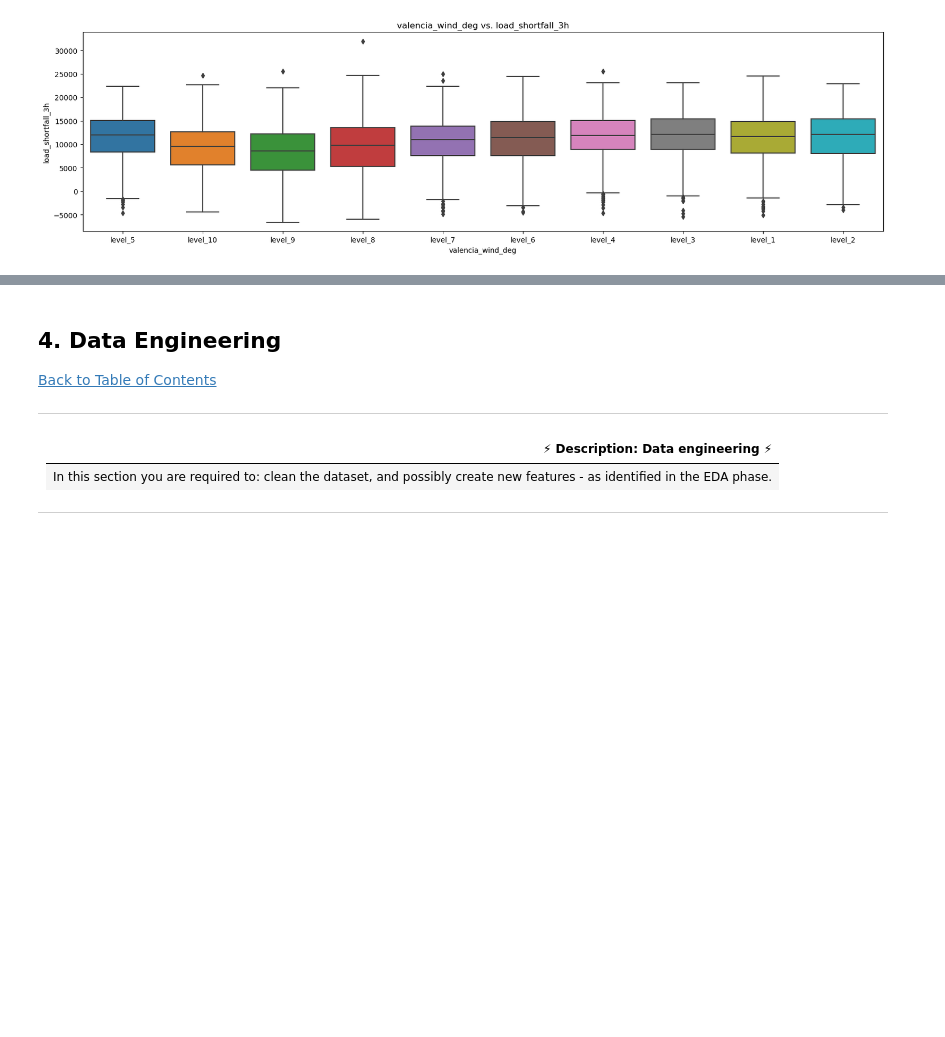
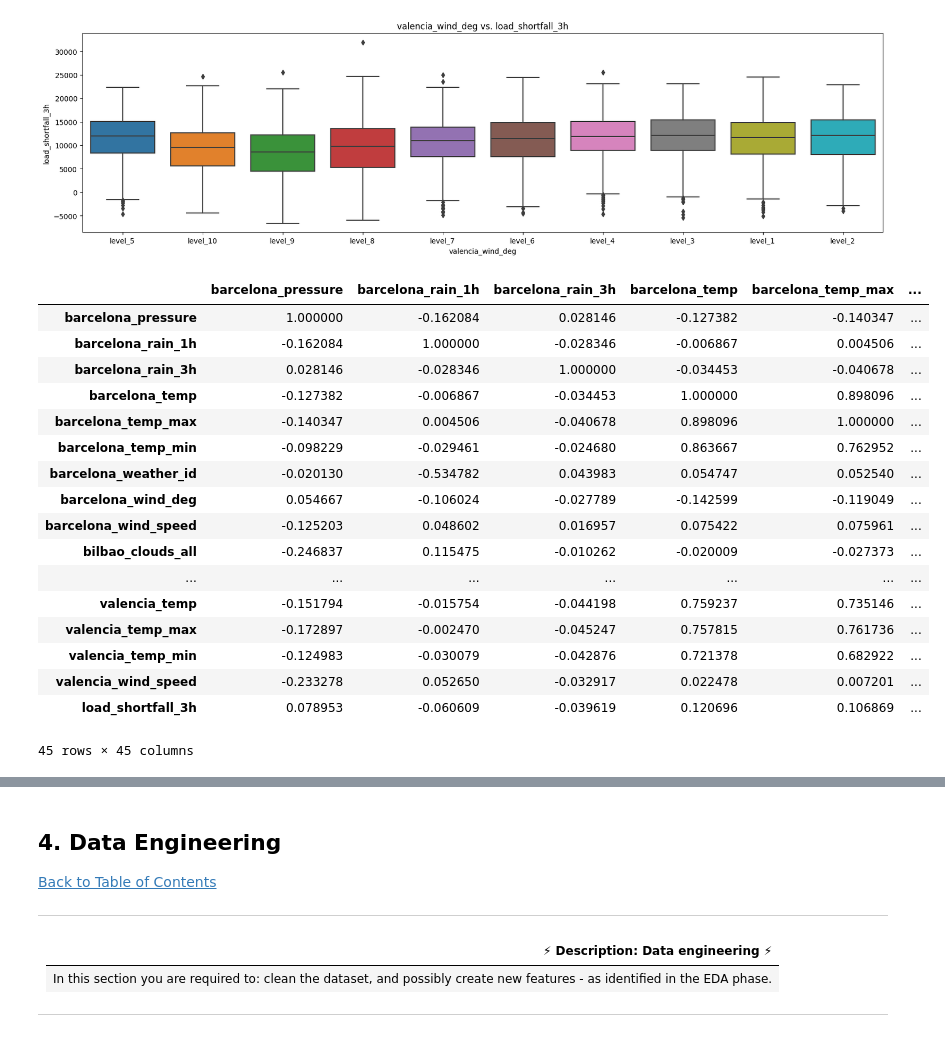
Before and after one commit to xuzmocode4-325/linear-regression-predict, a Jupyter notebook: notebook/starter-notebook.ipynb, the cells around one changed output, grey strips where cells are left out. Drawn from its saved outputs; the diff is of its cells as text; code cells hidden in the pictures; blank space fills up the shorter version.

```diff
--- a/notebook/starter-notebook.ipynb
+++ b/notebook/starter-notebook.ipynb
@@ -387,3 +387,23 @@ for var in categorical_df.drop("time", axis=1).columns:
 [figure]
 # %%
 # evaluate correlation
+df.corr("kendall", min_periods= 1, numeric_only= True)
+# %% [output]
+|  | barcelona_pressure | barcelona_rain_1h | barcelona_rain_3h | barcelona_temp | barcelona_temp_max | ... |
+| barcelona_pressure | 1.000000 | -0.162084 | 0.028146 | -0.127382 | -0.140347 | ... |
+| barcelona_rain_1h | -0.162084 | 1.000000 | -0.028346 | -0.006867 | 0.004506 | ... |
+| barcelona_rain_3h | 0.028146 | -0.028346 | 1.000000 | -0.034453 | -0.040678 | ... |
+| barcelona_temp | -0.127382 | -0.006867 | -0.034453 | 1.000000 | 0.898096 | ... |
+| barcelona_temp_max | -0.140347 | 0.004506 | -0.040678 | 0.898096 | 1.000000 | ... |
+| barcelona_temp_min | -0.098229 | -0.029461 | -0.024680 | 0.863667 | 0.762952 | ... |
+| barcelona_weather_id | -0.020130 | -0.534782 | 0.043983 | 0.054747 | 0.052540 | ... |
+| barcelona_wind_deg | 0.054667 | -0.106024 | -0.027789 | -0.142599 | -0.119049 | ... |
+| barcelona_wind_speed | -0.125203 | 0.048602 | 0.016957 | 0.075422 | 0.075961 | ... |
+| bilbao_clouds_all | -0.246837 | 0.115475 | -0.010262 | -0.020009 | -0.027373 | ... |
+| ... | ... | ... | ... | ... | ... | ... |
+| valencia_temp | -0.151794 | -0.015754 | -0.044198 | 0.759237 | 0.735146 | ... |
+| valencia_temp_max | -0.172897 | -0.002470 | -0.045247 | 0.757815 | 0.761736 | ... |
+| valencia_temp_min | -0.124983 | -0.030079 | -0.042876 | 0.721378 | 0.682922 | ... |
+| valencia_wind_speed | -0.233278 | 0.052650 | -0.032917 | 0.022478 | 0.007201 | ... |
+| load_shortfall_3h | 0.078953 | -0.060609 | -0.039619 | 0.120696 | 0.106869 | ... |
+45 rows × 45 columns
```
Also changed, not shown: parts of 4 cells of this notebook.
